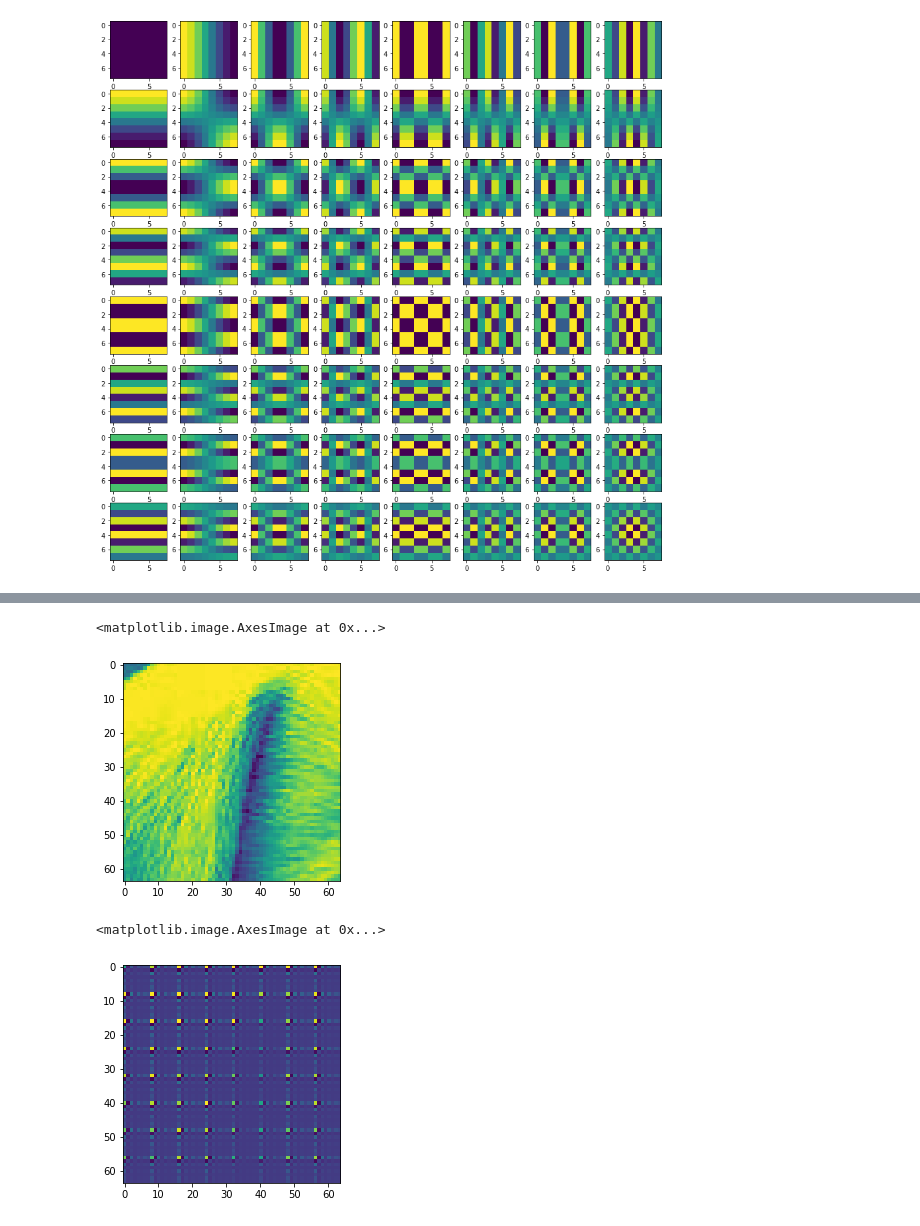
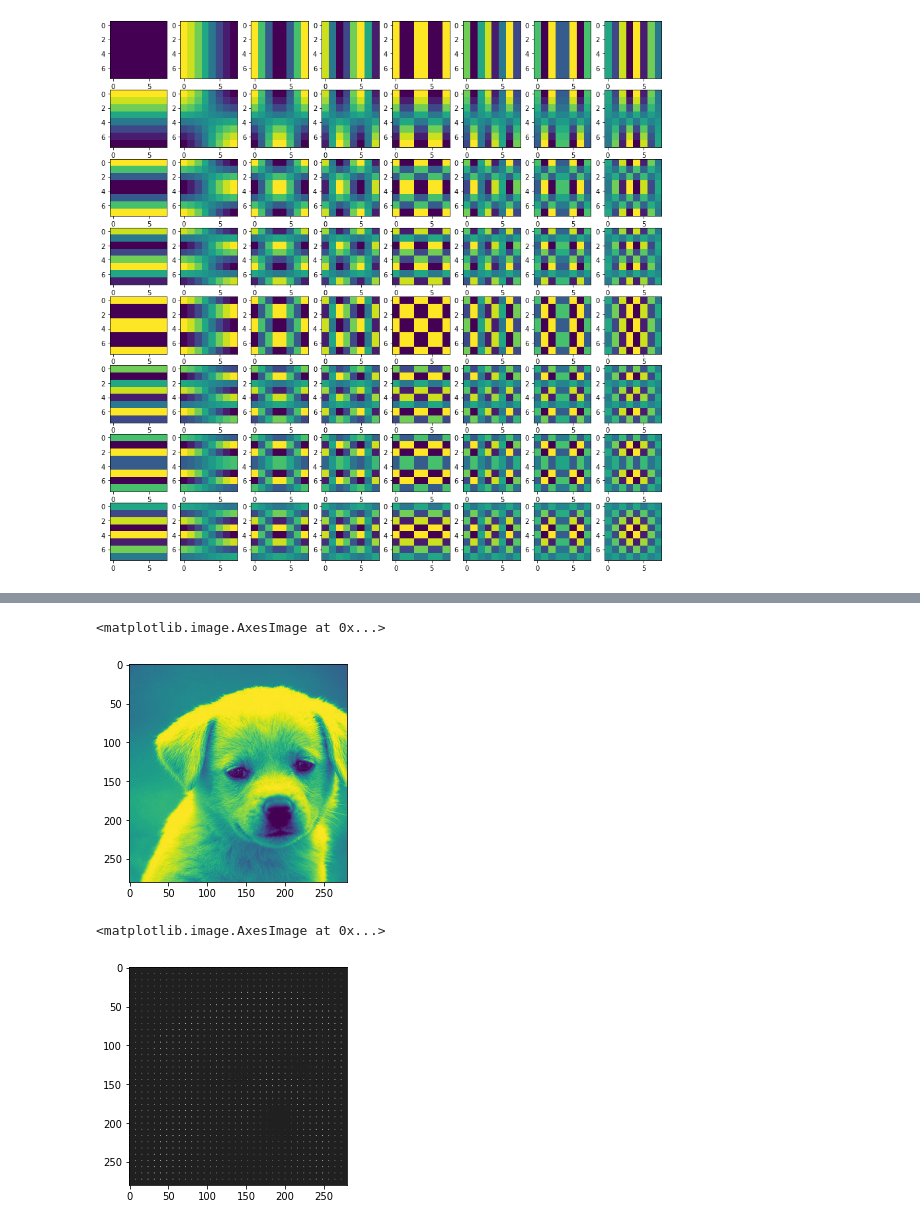
Before and after one commit to KareemElozeiri/JPEG-From-Scratch, a Jupyter notebook: notebooks/DCT.ipynb, the cells around one changed output, grey strips where cells are left out. Drawn from its saved outputs; the diff is of its cells as text; code cells hidden in the pictures.

```diff
--- a/notebooks/DCT.ipynb
+++ b/notebooks/DCT.ipynb
@@ -52,7 +52,7 @@ img = cv2.imread("B2DBy.jpg")
 # %%
 import scipy
 # %%
-img_gray = cv2.cvtColor(img, cv2.COLOR_BGR2GRAY)[64:, 64:]
+img_gray = cv2.cvtColor(img, cv2.COLOR_BGR2GRAY)[:280, :280]
 # %%
 img_gray
 # %% [output]
@@ -68,2 +94,2 @@ sf = scipy.fftpack.dct(scipy.fftpack.dct(img_gray[:64,:64], axis=0), axis=1)
 # %%
-mf = DCT.DCT(img_gray[:64,:64])
+mf = DCT.DCT(img_gray)
@@ -70,10 +112,10 @@ mf = DCT.DCT(img_gray[:64,:64])
 # %%
-plt.imshow(img_gray[:64,:64])
+plt.imshow(img_gray)
 # %% [output]
 <matplotlib.image.AxesImage at 0x...>
-[figure, old version]
+[figure, new version]
 # %%
-plt.imshow(mf)
+plt.imshow(mf, cmap="gray")
 # %% [output]
 <matplotlib.image.AxesImage at 0x...>
-[figure, old version]
+[figure, new version]
```
Also changed, not shown: parts of 8 cells of this notebook, 2 other files.
